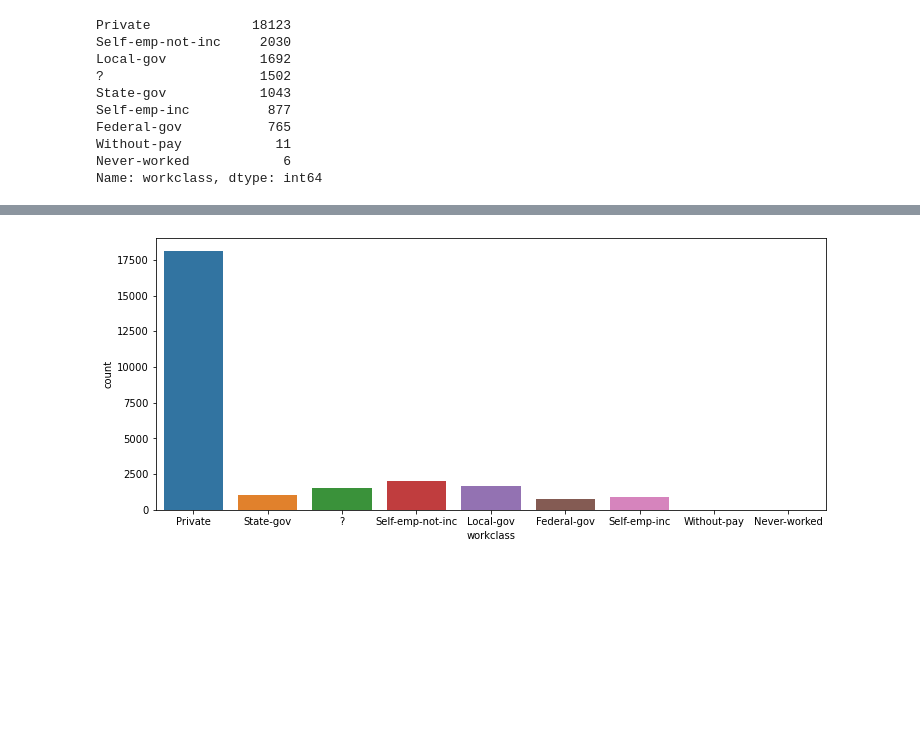
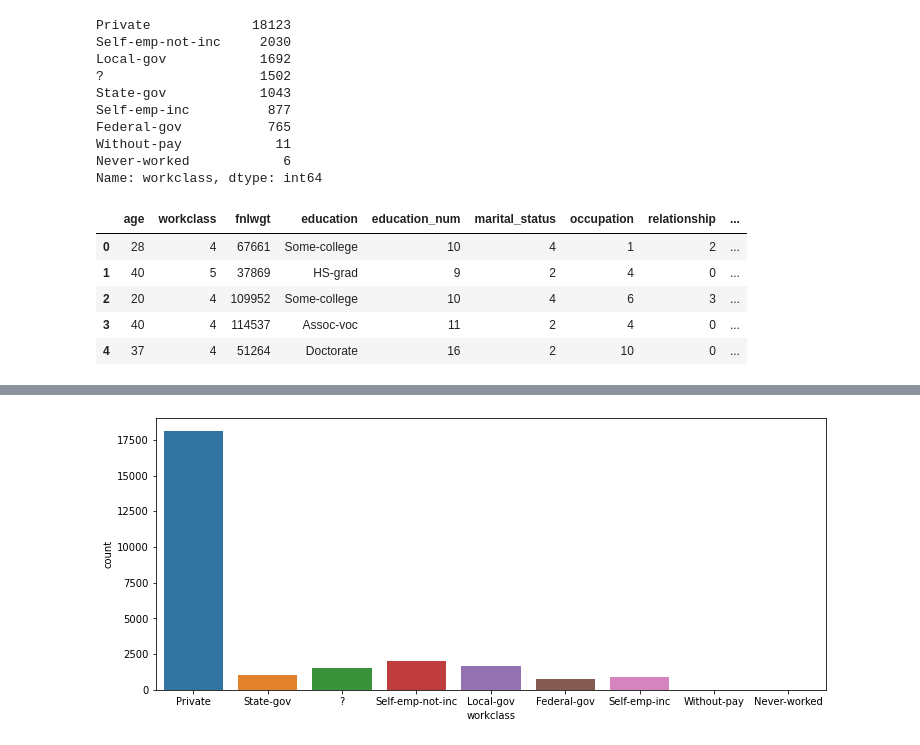
Before and after one commit to gon2gon2/study, a Jupyter notebook: Tacademy/kaggle/gon2gon2.ipynb, the cells around one changed output, grey strips where cells are left out. Cells and saved outputs as stored; diff of their text form; code cells hidden in the pictures; blank space fills up the shorter version.

```diff
--- a/Tacademy/kaggle/gon2gon2.ipynb
+++ b/Tacademy/kaggle/gon2gon2.ipynb
@@ -83,0 +237,12 @@ Name: workclass, dtype: int64
+# %%
+train_id = train.pop('id')
+test_id = test.pop('id')
+# %%
+test.head()
+# %% [output]
+|  | age | workclass | fnlwgt | education | education_num | marital_status | occupation | relationship | ... |
+| 0 | 28 | 4 | 67661 | Some-college | 10 | 4 | 1 | 2 | ... |
+| 1 | 40 | 5 | 37869 | HS-grad | 9 | 2 | 4 | 0 | ... |
+| 2 | 20 | 4 | 109952 | Some-college | 10 | 4 | 6 | 3 | ... |
+| 3 | 40 | 4 | 114537 | Assoc-voc | 11 | 2 | 4 | 0 | ... |
+| 4 | 37 | 4 | 51264 | Doctorate | 16 | 2 | 10 | 0 | ... |
```
Also changed, not shown: parts of 27 cells of this notebook, 4 other files.
